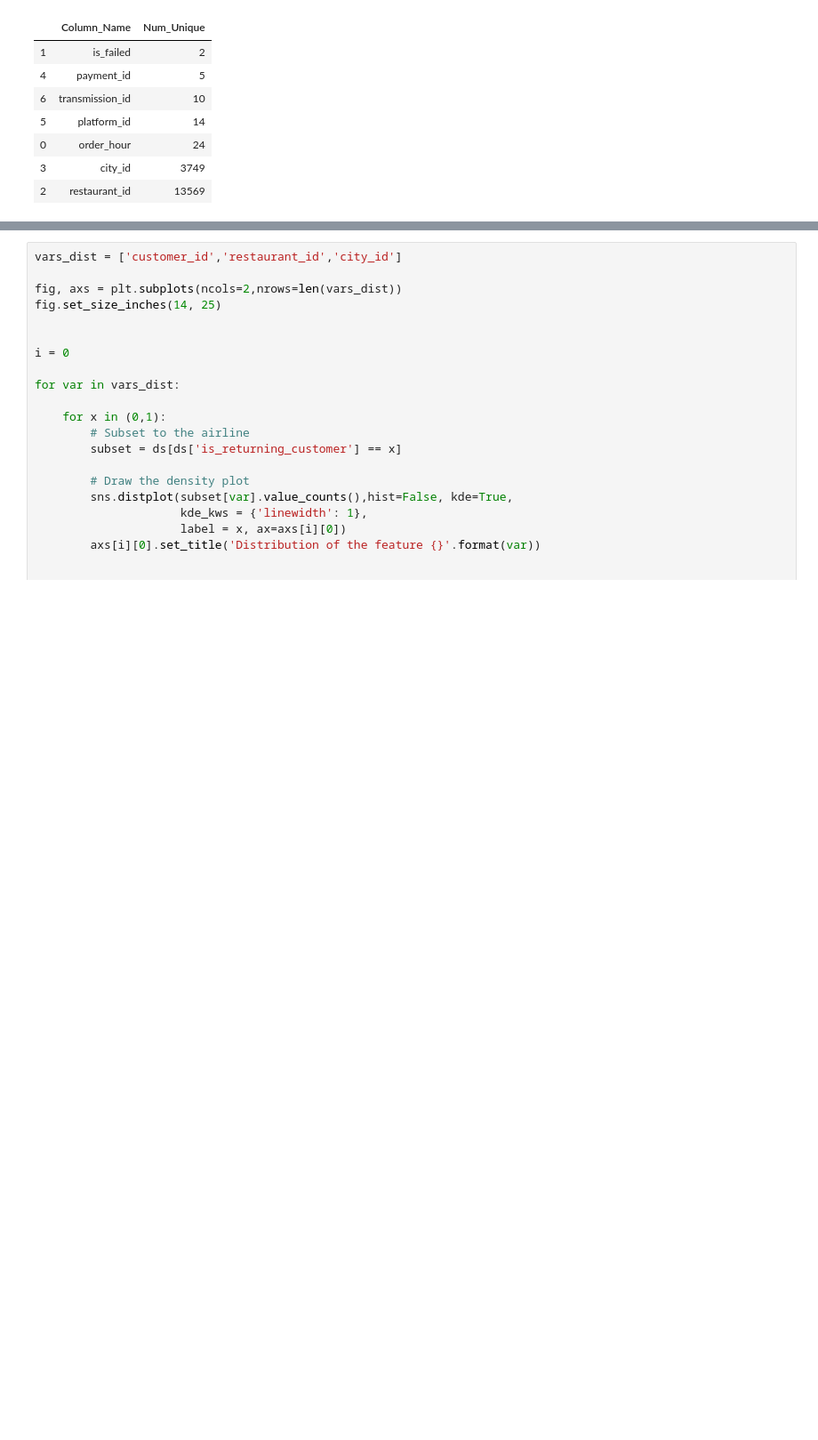
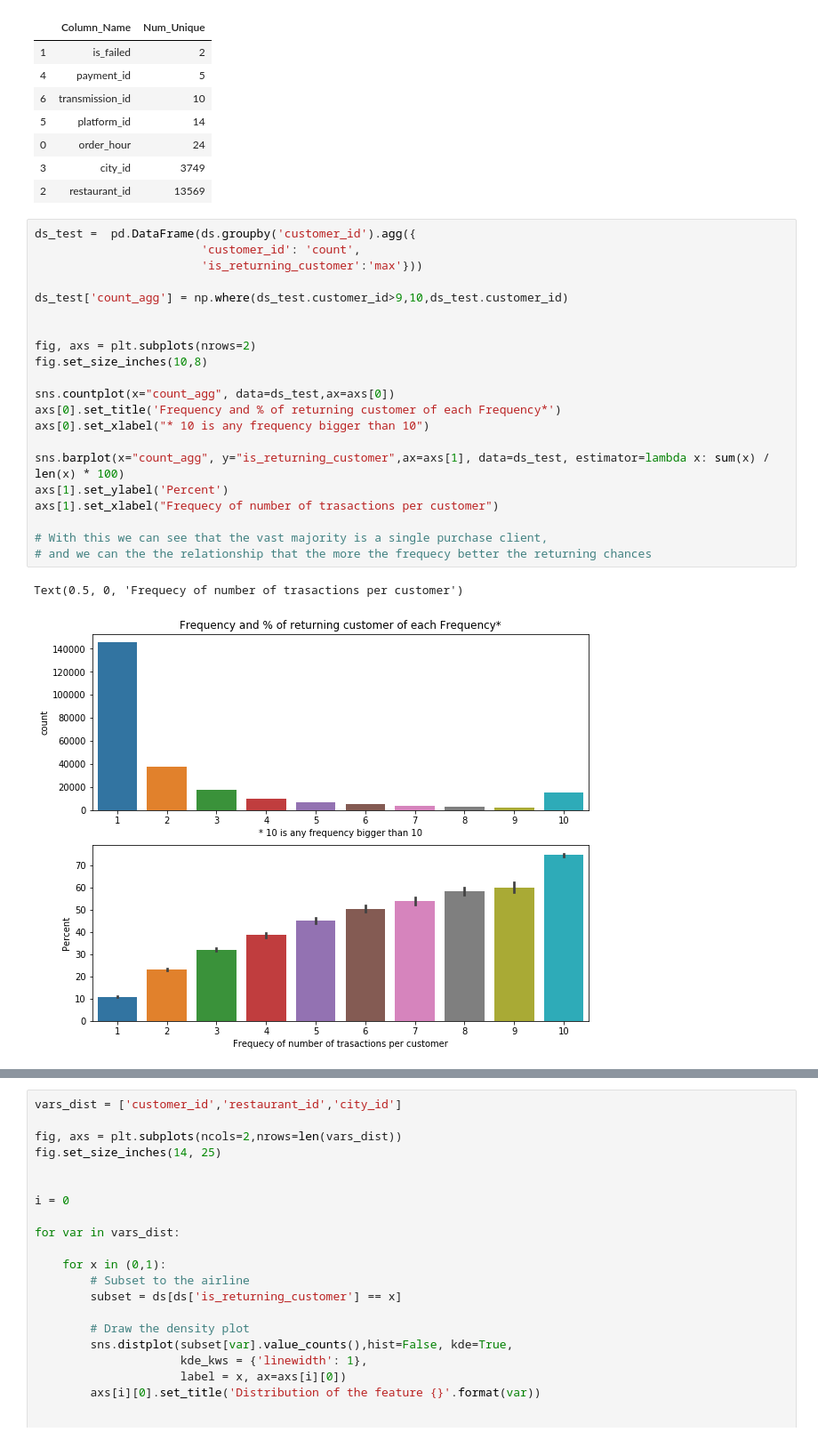
Before and after one commit to kaueserra/Delivery-hero-challenge, a Jupyter notebook: Notebooks/1.EDA_DH-checkpoint.ipynb, the cells around one changed output, grey strips where cells are left out. Shown at 89% size. Saved outputs shown, nothing was run; the diff lists cells and outputs as text; blank space fills up the shorter version.

```diff
--- a/Notebooks/1.EDA_DH-checkpoint.ipynb
+++ b/Notebooks/1.EDA_DH-checkpoint.ipynb
@@ -180,3 +184,27 @@ unique_counts
 | 0 | order_hour | 24 |
 | 3 | city_id | 3749 |
 | 2 | restaurant_id | 13569 |
+# %%
+ds_test =  pd.DataFrame(ds.groupby('customer_id').agg({
+                        'customer_id': 'count',
+                        'is_returning_customer':'max'}))
+
+ds_test['count_agg'] = np.where(ds_test.customer_id>9,10,ds_test.customer_id)
+
+
+fig, axs = plt.subplots(nrows=2)
+fig.set_size_inches(10,8)
+
+sns.countplot(x="count_agg", data=ds_test,ax=axs[0])
+axs[0].set_title('Frequency and % of returning customer of each Frequency*')
+axs[0].set_xlabel("* 10 is any frequency bigger than 10")
+
+sns.barplot(x="count_agg", y="is_returning_customer",ax=axs[1], data=ds_test, estimator=lambda x: sum(x) / len(x) * 100)
+axs[1].set_ylabel('Percent')
+axs[1].set_xlabel("Frequecy of number of trasactions per customer")
+
+# With this we can see that the vast majority is a single purchase client,
+# and we can the the relationship that the more the frequecy better the returning chances
+# %% [output]
+Text(0.5, 0, 'Frequecy of number of trasactions per customer')
+[figure, added]
```
Also changed, not shown: parts of 19 cells of this notebook, 1 other file.
